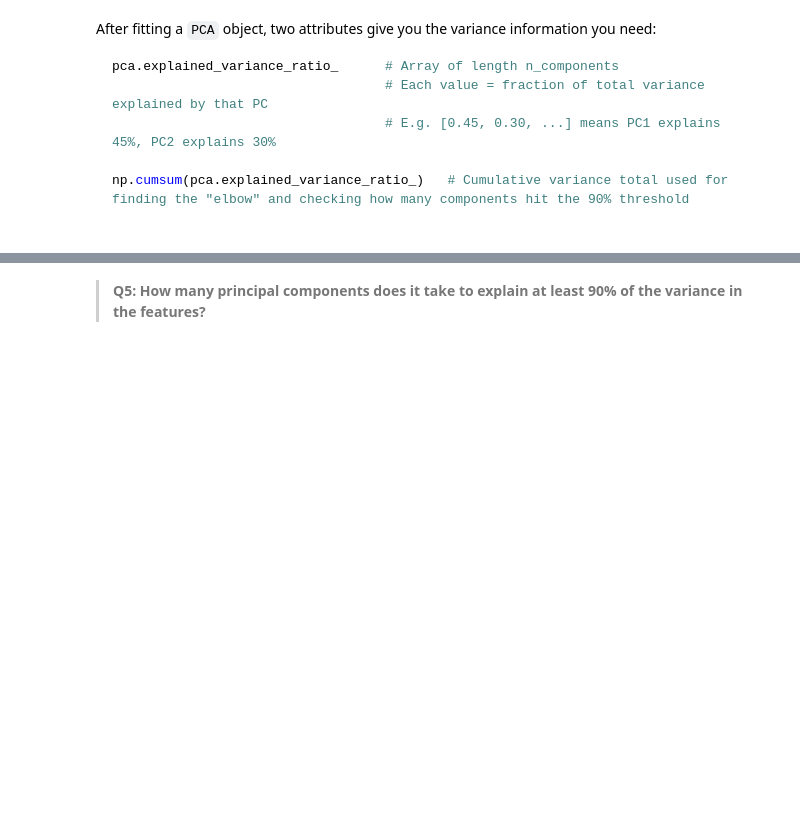
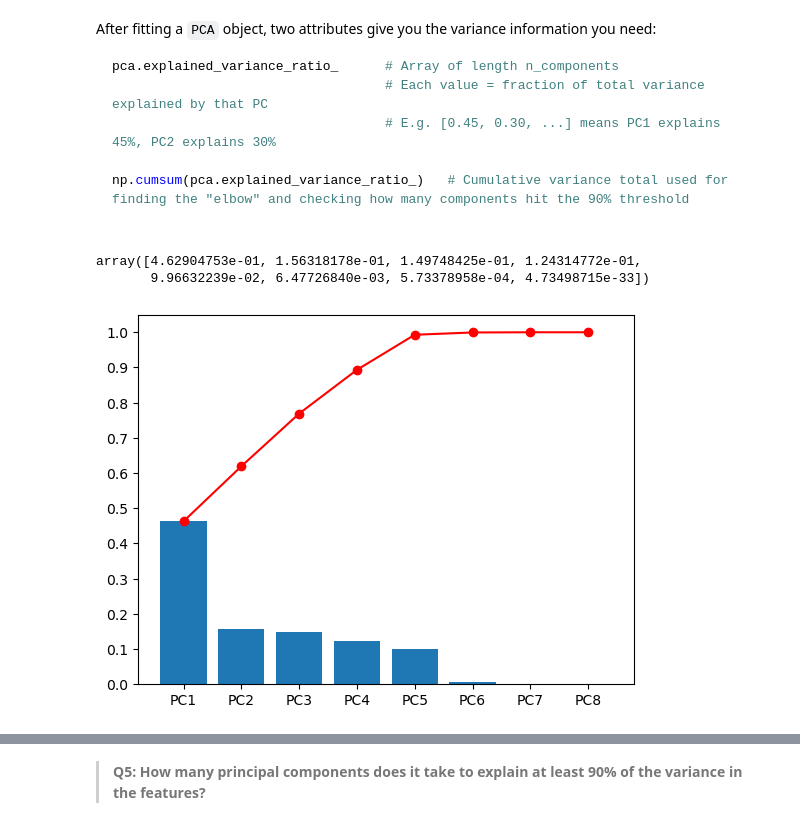
Before and after one commit to ebkhan-peng/assignment-3, a Jupyter notebook: task1/hw3-task1.ipynb, the cells around one changed output, grey strips where cells are left out. Drawn from its saved outputs; the diff is of its cells as text; code cells hidden in the pictures; blank space fills up the shorter version.

````diff
--- a/task1/hw3-task1.ipynb
+++ b/task1/hw3-task1.ipynb
@@ -309,11 +421,25 @@ np.cumsum(pca.explained_variance_ratio_)   # Cumulative variance total used for
 
 ```
 # %%
-pca_full = ...
+pca_full = PCA()
+pca_full.fit(X_train_scaled, y_train)
 
-explained_var = ...
-cumulative_var = ...
+explained_var = pca_full.explained_variance_ratio_
+cumulative_var = np.cumsum(pca_full.explained_variance_ratio_)
 
 explained_var
+# %% [output]
+array([4.62904753e-01, 1.56318178e-01, 1.49748425e-01, 1.24314772e-01,
+       9.96632239e-02, 6.47726840e-03, 5.73378958e-04, 4.73498715e-33])
+# %%
+pc = ['PC1', 'PC2', 'PC3', 'PC4', 'PC5', 'PC6', 'PC7', 'PC8']
+
+fig, ax = plt.subplots()
+ax.bar(pc, explained_var)
+ax.plot(pc, cumulative_var, color='red', marker = 'o')
+ax.yaxis.set_major_locator(plt.MultipleLocator(0.1))  # tick every 10 units
+plt.show()
+# %% [output]
+[figure, added]
 # %%
 grader.check("q7")
````
Also changed, not shown: parts of 20 cells of this notebook.
